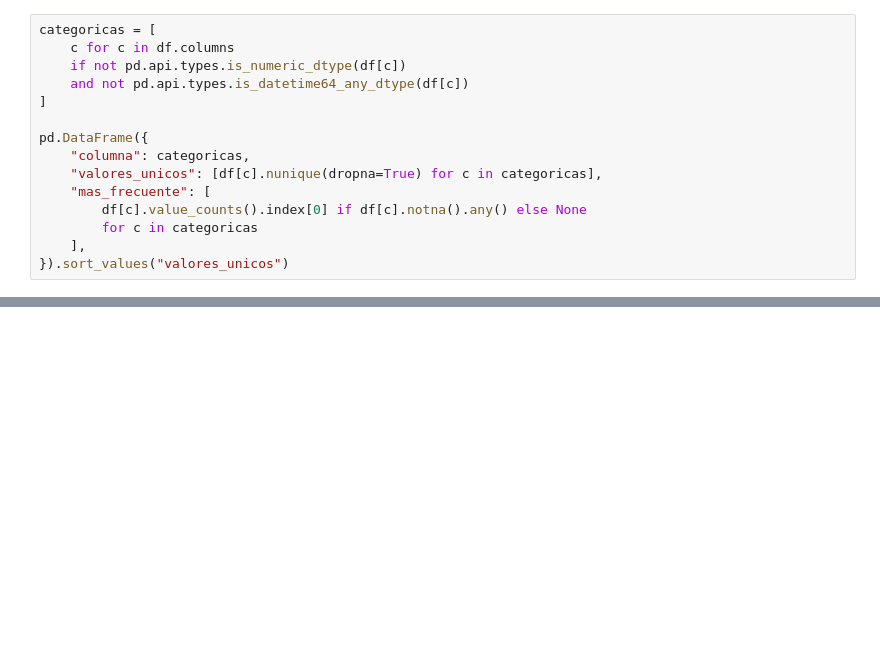
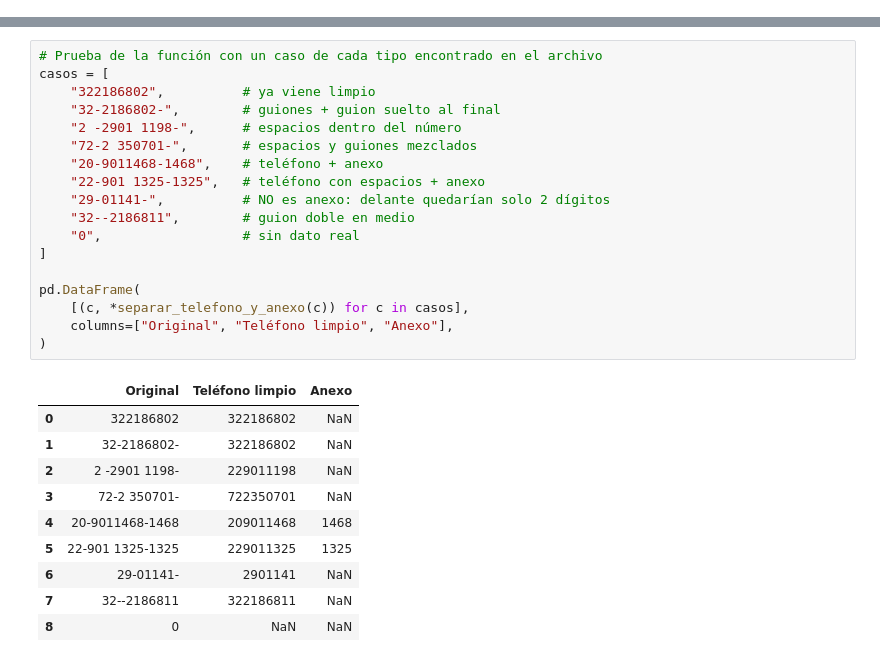
Before and after one commit to ashley-toloza/ia-produccion-1, a Jupyter notebook: notebooks/Villegates.ipynb, the cells around one changed output, grey strips where cells are left out. Cells and saved outputs as stored; diff of their text form; blank space fills up the shorter version.

```diff
--- a/notebooks/Villegates.ipynb
+++ b/notebooks/Villegates.ipynb
@@ -212,15 +0,0 @@ Name: count, dtype: int64
-# %%
-categoricas = [
-    c for c in df.columns
-    if not pd.api.types.is_numeric_dtype(df[c])
-    and not pd.api.types.is_datetime64_any_dtype(df[c])
-]
-
-pd.DataFrame({
-    "columna": categoricas,
-    "valores_unicos": [df[c].nunique(dropna=True) for c in categoricas],
-    "mas_frecuente": [
-        df[c].value_counts().index[0] if df[c].notna().any() else None
-        for c in categoricas
-    ],
-}).sort_values("valores_unicos")
@@ -1647,0 +148,29 @@ año 2025:  648 ítems
+# %%
+# Prueba de la función con un caso de cada tipo encontrado en el archivo
+casos = [
+    "322186802",          # ya viene limpio
+    "32-2186802-",        # guiones + guion suelto al final
+    "2 -2901 1198-",      # espacios dentro del número
+    "72-2 350701-",       # espacios y guiones mezclados
+    "20-9011468-1468",    # teléfono + anexo
+    "22-901 1325-1325",   # teléfono con espacios + anexo
+    "29-01141-",          # NO es anexo: delante quedarían solo 2 dígitos
+    "32--2186811",        # guion doble en medio
+    "0",                  # sin dato real
+]
+
+pd.DataFrame(
+    [(c, *separar_telefono_y_anexo(c)) for c in casos],
+    columns=["Original", "Teléfono limpio", "Anexo"],
+)
+# %% [output]
+|  | Original | Teléfono limpio | Anexo |
+| 0 | 322186802 | 322186802 | NaN |
+| 1 | 32-2186802- | 322186802 | NaN |
+| 2 | 2 -2901 1198- | 229011198 | NaN |
+| 3 | 72-2 350701- | 722350701 | NaN |
+| 4 | 20-9011468-1468 | 209011468 | 1468 |
+| 5 | 22-901 1325-1325 | 229011325 | 1325 |
+| 6 | 29-01141- | 2901141 | NaN |
+| 7 | 32--2186811 | 322186811 | NaN |
+| 8 | 0 | NaN | NaN |
```
Also changed, not shown: parts of 149 cells of this notebook, 1 other file.
